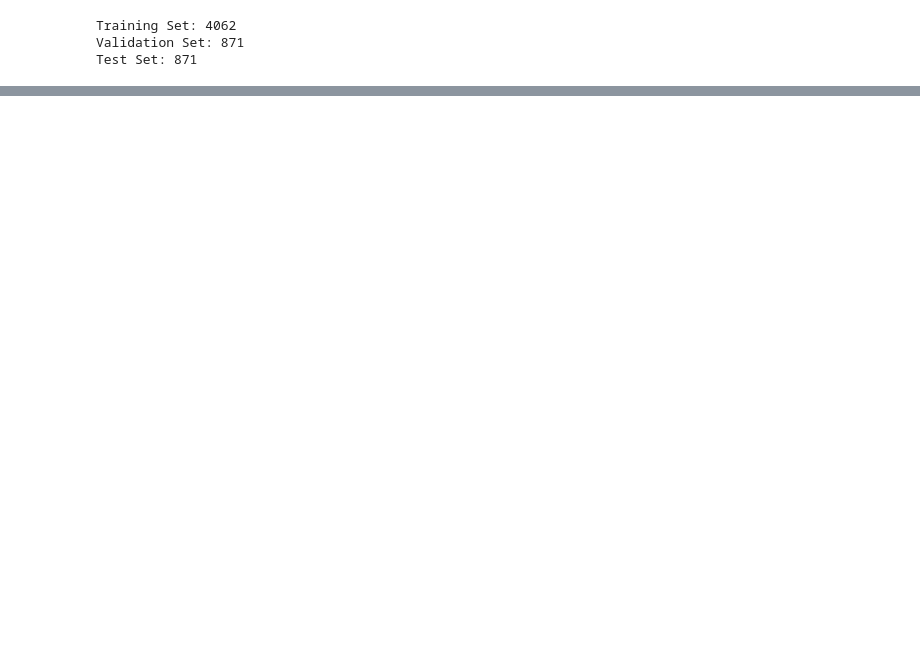
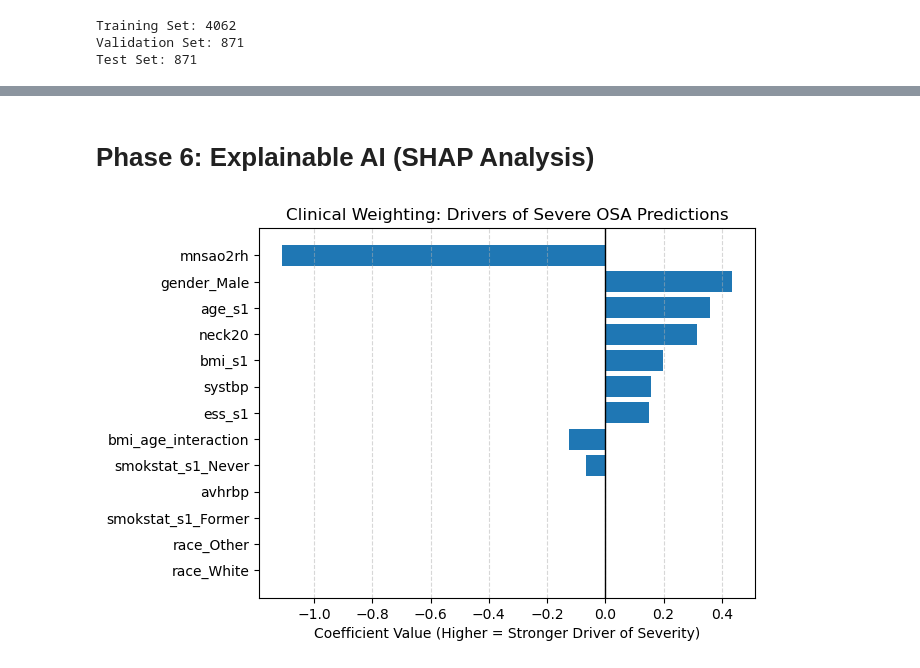
Before and after one commit to Lydia-Tembreull/SAT5114_FinalProject, a Jupyter notebook: SleepApnea.ipynb, the cells around one changed output, grey strips where cells are left out. Saved outputs shown, nothing was run; the diff lists cells and outputs as text; code cells hidden in the pictures; blank space fills up the shorter version.

```diff
--- a/SleepApnea.ipynb
+++ b/SleepApnea.ipynb
@@ -368,0 +441,18 @@ Text(0.5, 1.0, 'Final Model Performance: Test Set')
+# %% [markdown]
+# Phase 6: Explainable AI (SHAP Analysis)
+# %%
+# Extract Coefficients for the 'Severe' class (Index 3)
+# Represent 'Log-Odds' Impact of Each Feature
+severe_coefs = best_lr.coef_[3]
+feature_names = X_val.columns
+indices = np.argsort(np.abs(severe_coefs)) # sort by magnitude
+
+# Global Feature Importance
+plt.barh(range(len(indices)), severe_coefs[indices])
+plt.title("Clinical Weighting: Drivers of Severe OSA Predictions")
+plt.xlabel('Coefficient Value (Higher = Stronger Driver of Severity)')
+plt.yticks(range(len(indices)), [feature_names[i] for i in indices])
+plt.axvline(0, color = 'black', lw = 1)
+plt.grid(axis = 'x', linestyle = '--', alpha = 0.5)
+# %% [output]
+[figure, added]
```
Also changed, not shown: parts of 51 cells of this notebook.
